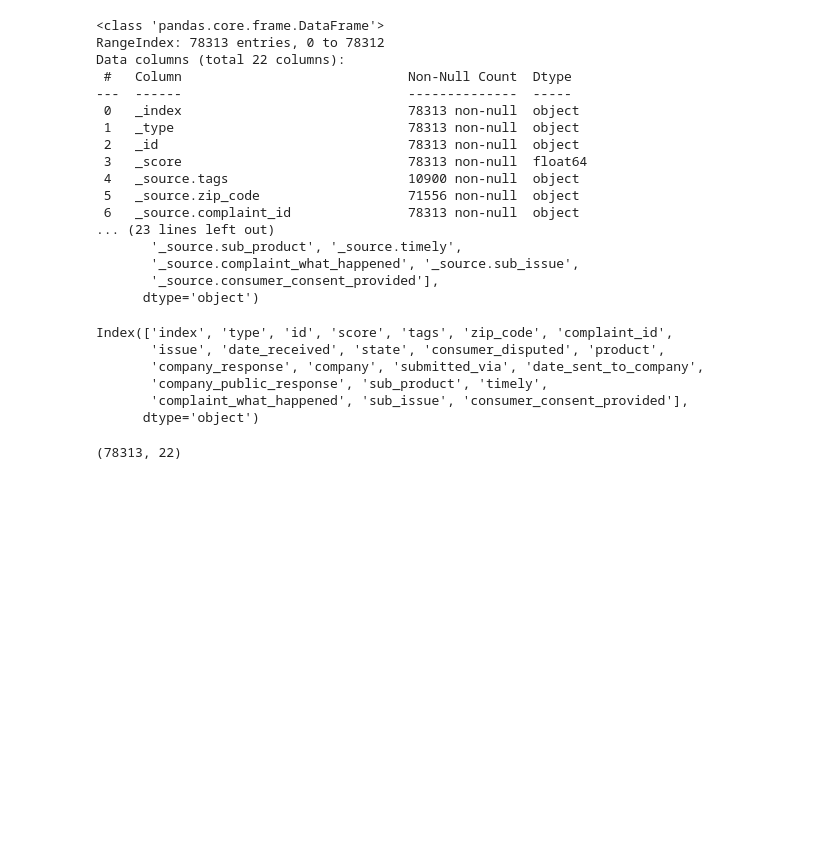
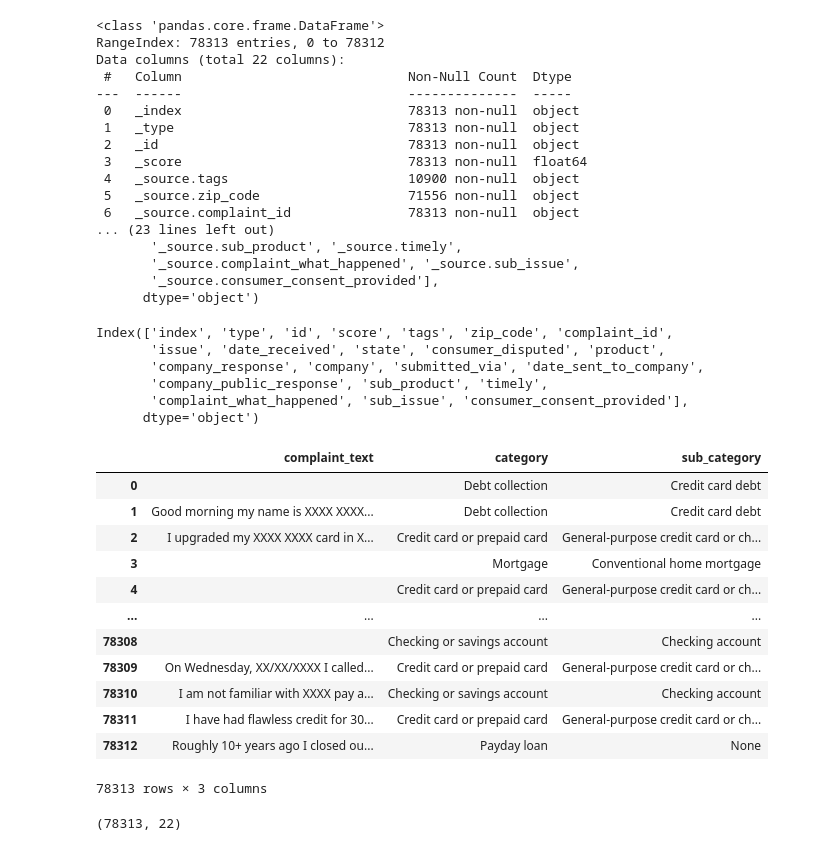
Before and after one commit to SanjayaKumarSahoo/automatic-ticket-classification, a Jupyter notebook: Automatic_Ticket_Classification_Assignment.ipynb, the cells around one changed output. Cells and saved outputs as stored; diff of their text form; code cells hidden in the pictures; blank space fills up the shorter version.

```diff
--- a/Automatic_Ticket_Classification_Assignment.ipynb
+++ b/Automatic_Ticket_Classification_Assignment.ipynb
@@ -120,5 +117,24 @@ Index(['index', 'type', 'id', 'score', 'tags', 'zip_code', 'complaint_id',
        'company_public_response', 'sub_product', 'timely',
        'complaint_what_happened', 'sub_issue', 'consumer_consent_provided'],
       dtype='object')
+# %%
+# Assign new column names
+# and renaming the column names
+compalints_df = compalints_df.rename(columns={'complaint_what_happened': 'complaint_text', 'product': 'category','sub_product': 'sub_category'})
+compalints_df[["complaint_text", "category", "sub_category"]]
+# %% [output]
+|  | complaint_text | category | sub_category |
+| 0 |  | Debt collection | Credit card debt |
+| 1 | Good morning my name is XXXX XXXX... | Debt collection | Credit card debt |
+| 2 | I upgraded my XXXX XXXX card in X... | Credit card or prepaid card | General-purpose credit card or ch... |
+| 3 |  | Mortgage | Conventional home mortgage |
+| 4 |  | Credit card or prepaid card | General-purpose credit card or ch... |
+| ... | ... | ... | ... |
+| 78308 |  | Checking or savings account | Checking account |
+| 78309 | On Wednesday, XX/XX/XXXX I called... | Credit card or prepaid card | General-purpose credit card or ch... |
+| 78310 | I am not familiar with XXXX pay a... | Checking or savings account | Checking account |
+| 78311 | I have had flawless credit for 30... | Credit card or prepaid card | General-purpose credit card or ch... |
+| 78312 | Roughly 10+ years ago I closed ou... | Payday loan | None |
+78313 rows × 3 columns
 # %%
 # print shape and size of dataset
```
Also changed, not shown: parts of 14 cells of this notebook.
